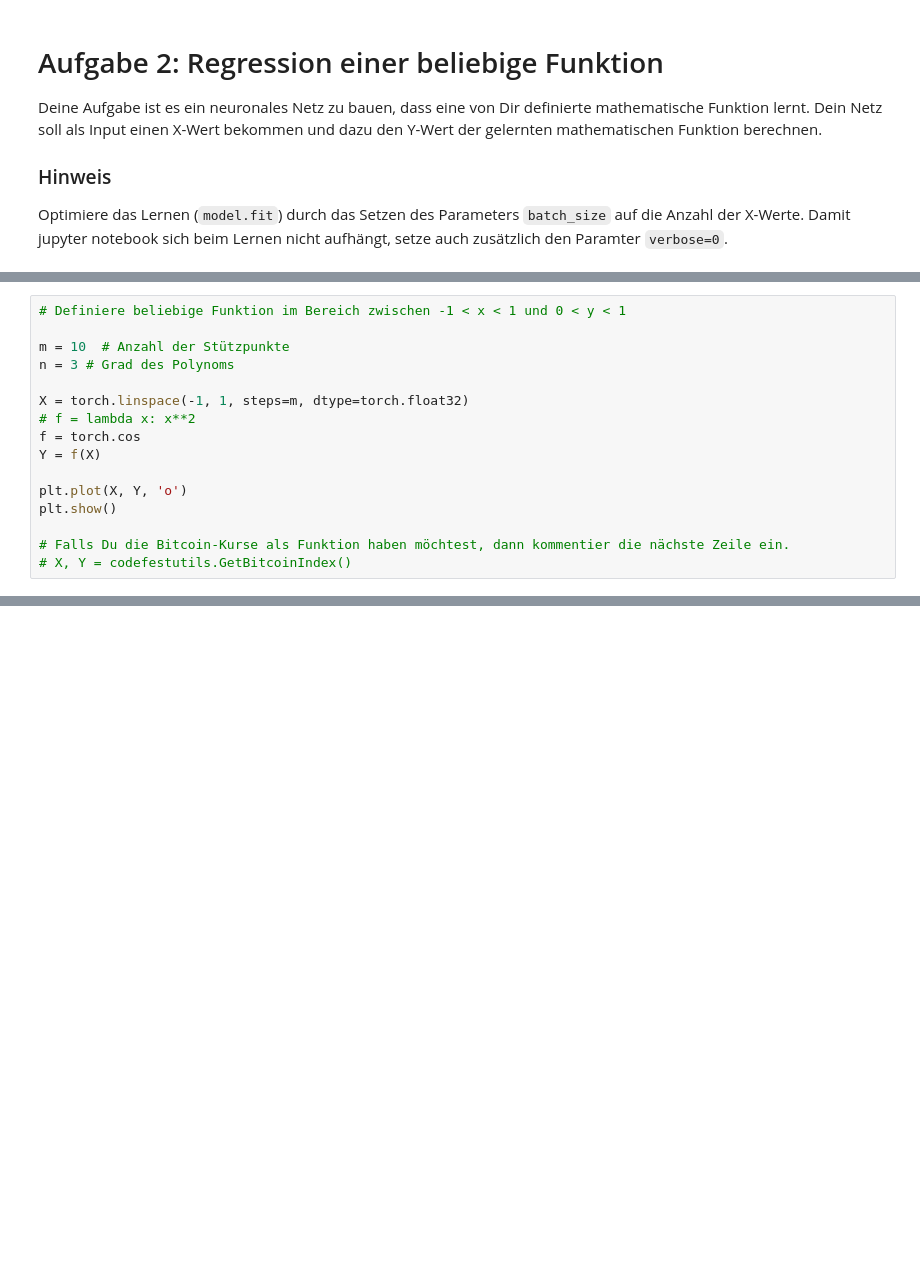
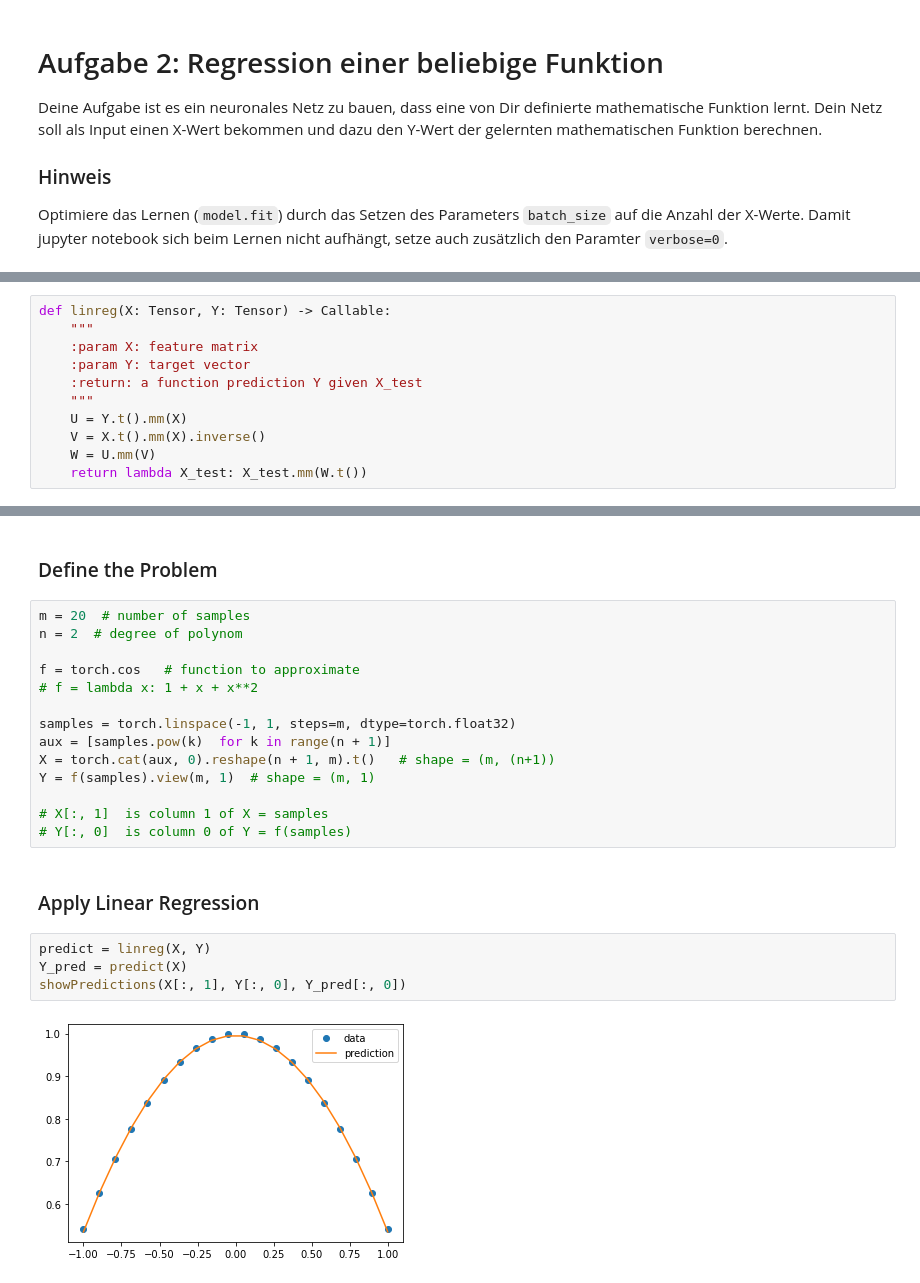
Before and after one commit to johsieders/fttai, a Jupyter notebook: src/basics/aufgabe_02.ipynb, the cells around one changed output, grey strips where cells are left out. Drawn from its saved outputs; the diff is of its cells as text; blank space fills up the shorter version.

```diff
--- a/src/basics/aufgabe_02.ipynb
+++ b/src/basics/aufgabe_02.ipynb
@@ -30,16 +19,0 @@ from scipy.interpolate import interp1d
-# %%
-# Definiere beliebige Funktion im Bereich zwischen -1 < x < 1 und 0 < y < 1
-
-m = 10  # Anzahl der Stützpunkte
-n = 3 # Grad des Polynoms
-
-X = torch.linspace(-1, 1, steps=m, dtype=torch.float32)
-# f = lambda x: x**2
-f = torch.cos
-Y = f(X)
-
-plt.plot(X, Y, 'o')
-plt.show()
-
-# Falls Du die Bitcoin-Kurse als Funktion haben möchtest, dann kommentier die nächste Zeile ein.
-# X, Y = codefestutils.GetBitcoinIndex()
@@ -66,0 +39,11 @@ plt.show()
+# %%
+def linreg(X: Tensor, Y: Tensor) -> Callable:
+    """
+    :param X: feature matrix
+    :param Y: target vector
+    :return: a function prediction Y given X_test
+    """
+    U = Y.t().mm(X)
+    V = X.t().mm(X).inverse()
+    W = U.mm(V)
+    return lambda X_test: X_test.mm(W.t())
@@ -66,0 +77,24 @@ plt.show()
+# %% [markdown]
+### Define the Problem
+# %%
+m = 20  # number of samples
+n = 2  # degree of polynom
+
+f = torch.cos   # function to approximate
+# f = lambda x: 1 + x + x**2
+
+samples = torch.linspace(-1, 1, steps=m, dtype=torch.float32)
+aux = [samples.pow(k)  for k in range(n + 1)]
+X = torch.cat(aux, 0).reshape(n + 1, m).t()   # shape = (m, (n+1))
+Y = f(samples).view(m, 1)  # shape = (m, 1)
+
+# X[:, 1]  is column 1 of X = samples
+# Y[:, 0]  is column 0 of Y = f(samples)
+# %% [markdown]
+### Apply Linear Regression
+# %%
+predict = linreg(X, Y)
+Y_pred = predict(X)
+showPredictions(X[:, 1], Y[:, 0], Y_pred[:, 0])
+# %% [output]
+[figure, added]
```
Also changed, not shown: parts of 23 cells of this notebook, 14 other files.
